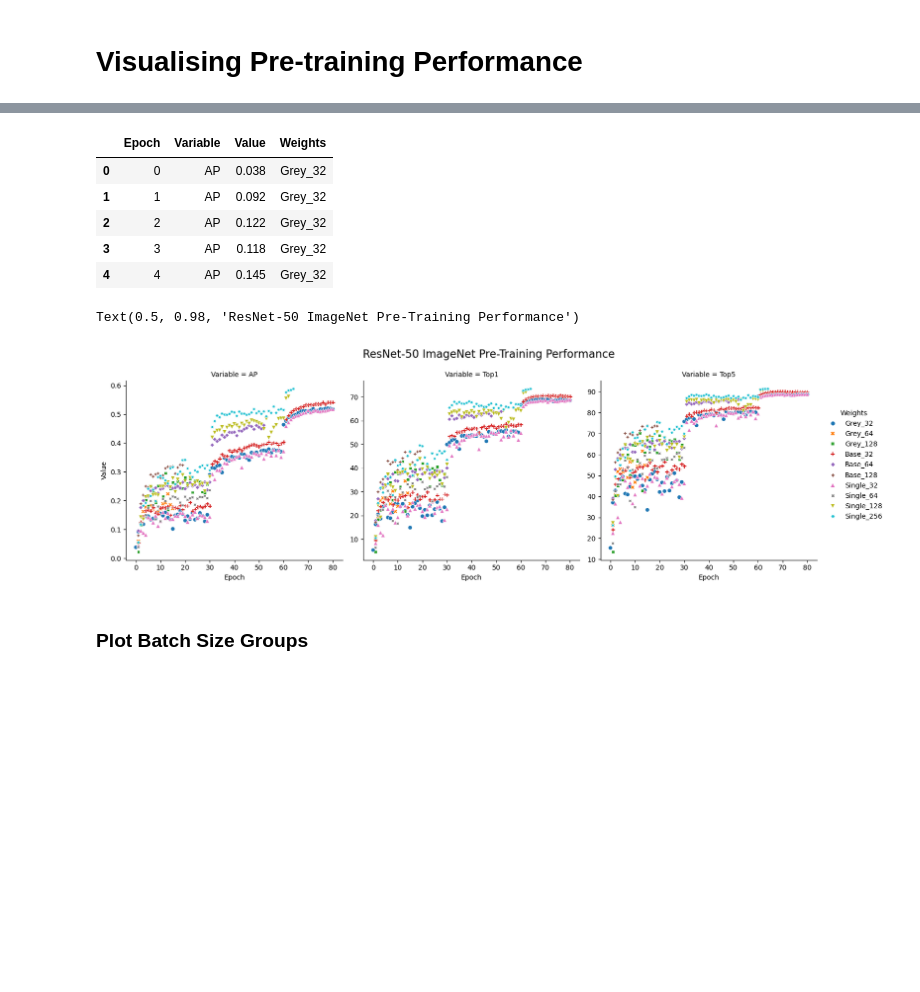
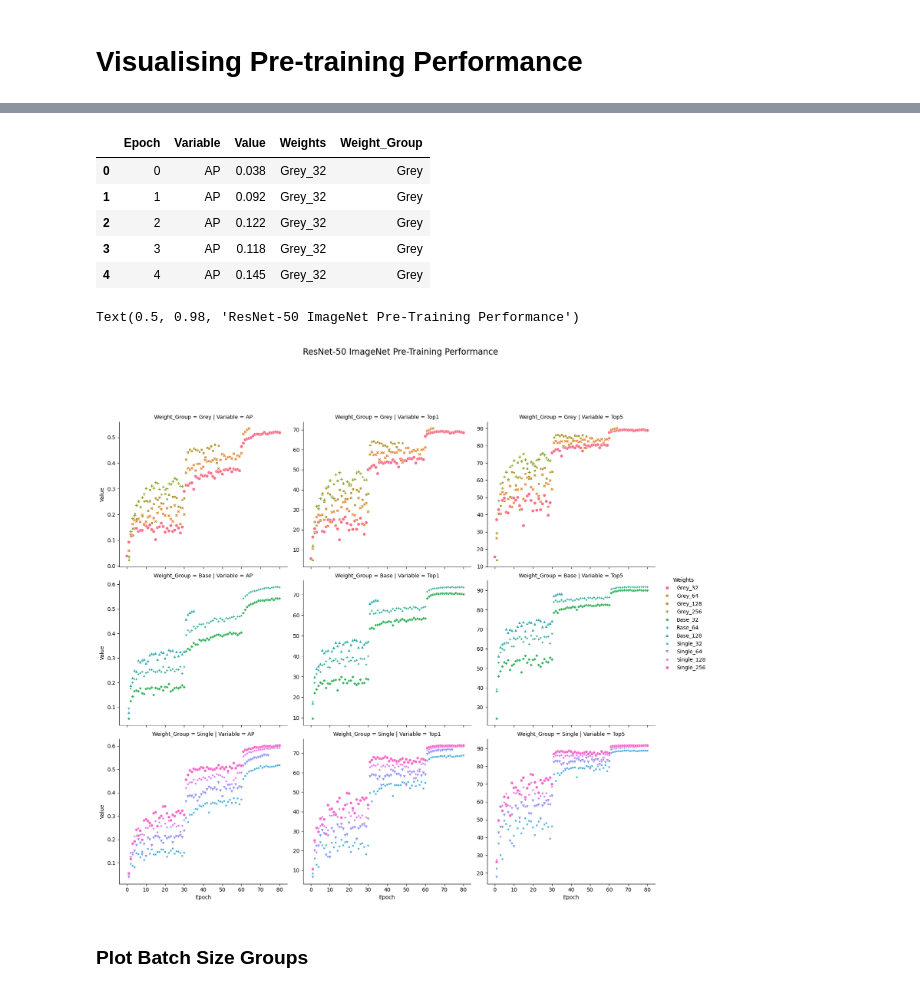
Before and after one commit to sophie-haynes/pytrain_imagenet, a Jupyter notebook: Viz_PreTrain_Metrics.ipynb, the cells around one changed output, grey strips where cells are left out. Cells and saved outputs as stored; diff of their text form; code cells hidden in the pictures; blank space fills up the shorter version.

Commit message:
Add Updated Pre-Train Metric Plots

```diff
--- a/Viz_PreTrain_Metrics.ipynb
+++ b/Viz_PreTrain_Metrics.ipynb
@@ -6,8 +6,8 @@ import matplotlib.pyplot as plt
 import seaborn as sns
 # %%
 # !cp base_results.csv /home/local/data/sophie/imagenet/output/
-base_df = pd.read_csv("/home/local/data/sophie/imagenet/output/base_results.csv")
-base_df['Weights'] = "base"
+# base_df = pd.read_csv("/home/local/data/sophie/imagenet/output/base_results.csv")
+# base_df['Weights'] = "base_32"
 
 grey_df = pd.read_csv("/home/local/data/sophie/imagenet/output/grey_results.csv")
 grey_df['Weights'] = "grey_32"
@@ -17,6 +17,9 @@ grey_gpu_64_df['Weights'] = "grey_64"
 
 grey_gpu_128_df = pd.read_csv("/home/local/data/sophie/imagenet/output/FullGPU/grey_128_results.csv")
 grey_gpu_128_df['Weights'] = "grey_128"
+
+grey_gpu_256_df = pd.read_csv("/home/local/data/sophie/imagenet/output/FullGPU/grey_256_results.csv")
+grey_gpu_256_df['Weights'] = "grey_256"
 
 # results_df = pd.concat([base_df,base_gpu_df, grey_df])
 # geti_grey_df = pd.read_csv("/home/local/data/sophie/imagenet/output/geti_grey_results.csv")
@@ -85,19 +88,23 @@ long_grey_64_gpu['Weights'] = "Grey_64"
 long_grey_128_gpu = grey_gpu_128_df[['Epoch', 'AP', 'Top1', 'Top5']].melt(id_vars='Epoch',var_name="Variable",value_name="Value")
 long_grey_128_gpu['Weights'] = "Grey_128"
 
+long_grey_256_gpu = grey_gpu_256_df[['Epoch', 'AP', 'Top1', 'Top5']].melt(id_vars='Epoch',var_name="Variable",value_name="Value")
+long_grey_256_gpu['Weights'] = "Grey_256"
 
-long_results = pd.concat([long_grey, long_grey_64_gpu, long_grey_128_gpu,
+
+long_results = pd.concat([long_grey, long_grey_64_gpu, long_grey_128_gpu, long_grey_256_gpu,
                           long_base_gpu, long_base_64_gpu, long_base_128_gpu,
                           long_single, long_single_64_gpu,long_single_128_gpu,long_single_256_gpu])
+long_results['Weight_Group'] = long_results['Weights'].apply(lambda x: "Grey" if "Grey" in x else "Base" if "Base" in x else "Single")
 # long_results = pd.concat([long_grey,long_base,long_base_gpu])
 long_results.head()
 # %% [output]
-|  | Epoch | Variable | Value | Weights |
-| 0 | 0 | AP | 0.038 | Grey_32 |
-| 1 | 1 | AP | 0.092 | Grey_32 |
-| 2 | 2 | AP | 0.122 | Grey_32 |
-| 3 | 3 | AP | 0.118 | Grey_32 |
-| 4 | 4 | AP | 0.145 | Grey_32 |
+|  | Epoch | Variable | Value | Weights | Weight_Group |
+| 0 | 0 | AP | 0.038 | Grey_32 | Grey |
+| 1 | 1 | AP | 0.092 | Grey_32 | Grey |
+| 2 | 2 | AP | 0.122 | Grey_32 | Grey |
+| 3 | 3 | AP | 0.118 | Grey_32 | Grey |
+| 4 | 4 | AP | 0.145 | Grey_32 | Grey |
 # %%
 # marker_dict = {
 #     "Grey_32" : "v",
@@ -112,35 +119,35 @@ long_results.head()
 #     "Base_128" : "^",
 #     "Single_128" : "^",
 
 #     "Single_256" : "*",
 # }
 
 # colours_dict = {
 #     "Grey_32" : "#0535A7",#"navy",
 #     "Base_32" : "#6C0E4B",#"darkgreen",
 #     "Single_32" :"#1D5F2E" ,#"maroon",
 
 #     "Grey_64" : "#325CBF",#"blue",
 #     "Base_64" : "#C51D8A",#"limegreen",
 #     "Single_64" : "#00A028",#"red",
 
 #     "Grey_128" : "#5683EA",#"royalblue",
 #     "Base_128" : "#FF77D0",#"lightgreen",
 #     "Single_128" : "#36DE60",#"indianred",
 
 #     "Single_256" : "#77FF99"# "redcoral",
 # }
 
 # metricplot = sns.relplot(data=long_results[long_results["Epoch"]<=90], x="Epoch", y="Value", hue="Weights", col = "Variable", \
 #                          facet_kws={'sharey': False, 'sharex': True}, kind="scatter", style="Weights", markers=marker_dict, palette= colours_dict)#)
 
 metricplot = sns.relplot(data=long_results[long_results["Epoch"]<=80], x="Epoch", y="Value", hue="Weights", col = "Variable", \
-                         facet_kws={'sharey': False, 'sharex': True}, kind="scatter", style="Weights")
+                         facet_kws={'sharey': False, 'sharex': True}, kind="scatter", style="Weights", row = "Weight_Group")
 metricplot.fig.subplots_adjust(top=.85)
 metricplot.fig.suptitle('ResNet-50 ImageNet Pre-Training Performance', fontsize=16,)# weight='bold')
 # %% [output]
 Text(0.5, 0.98, 'ResNet-50 ImageNet Pre-Training Performance')
-[figure, old version]
+[figure, new version]
 # %% [markdown]
 ### Plot Batch Size Groups
 # %%
```
Also changed, not shown: parts of 7 cells of this notebook.
